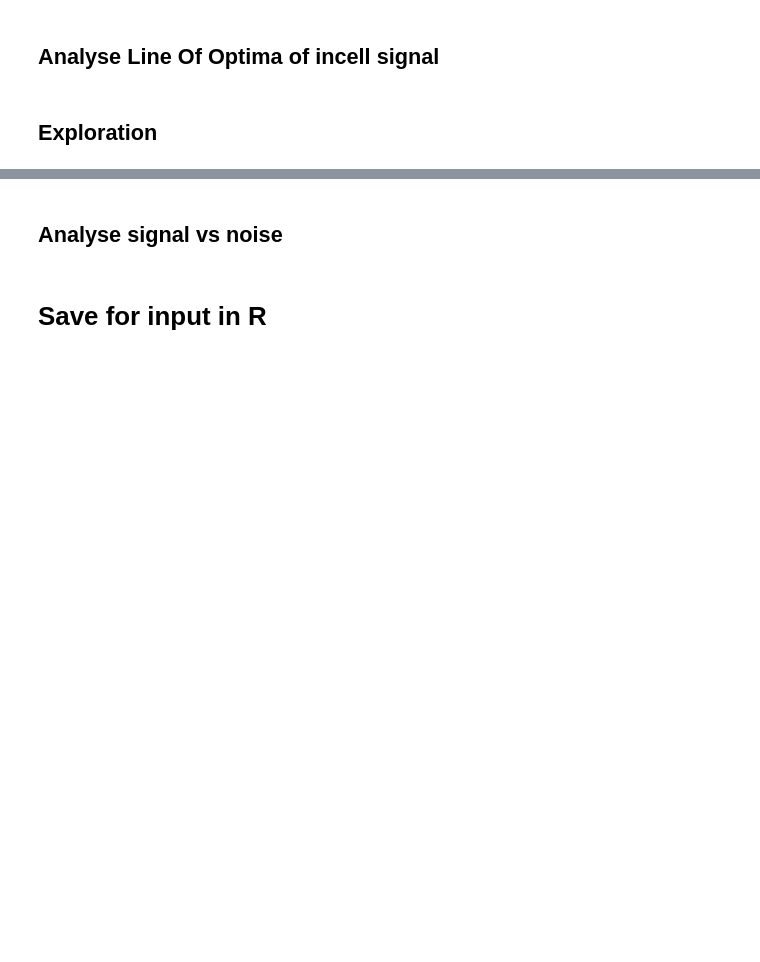
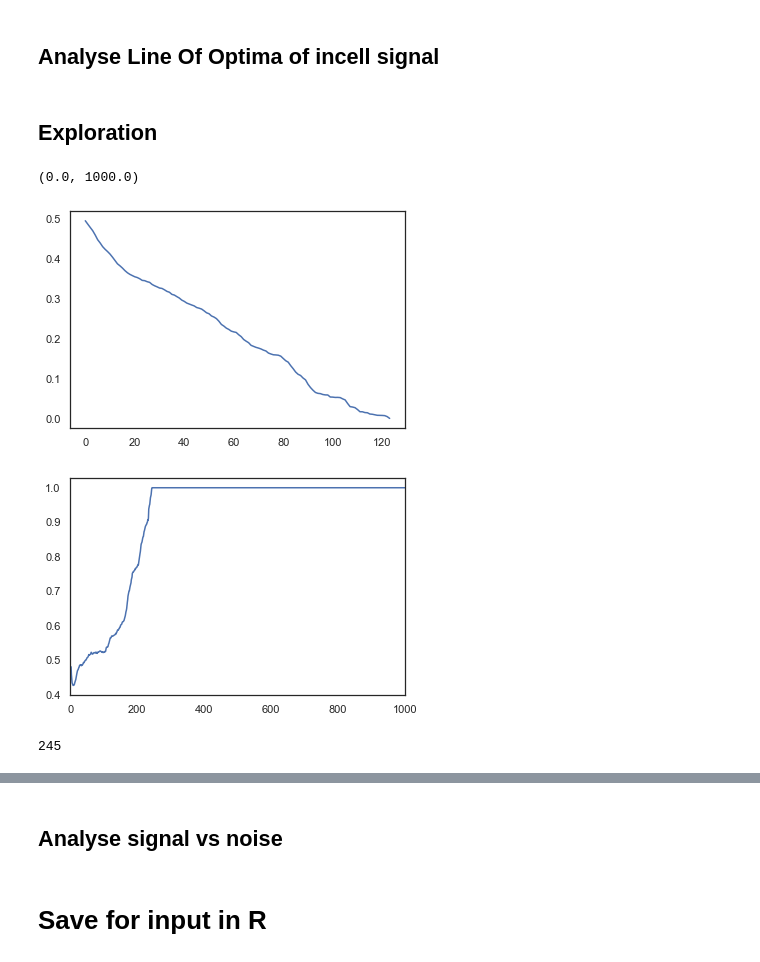
Before and after one commit to NoldAndreas/FINDER, a Jupyter notebook: Code/FigX4_Explore2DOptimizer_withReference_Streamlined_highDensityNoise.ipynb, the cells around one changed output, grey strips where cells are left out. Drawn from its saved outputs; the diff is of its cells as text; code cells hidden in the pictures; blank space fills up the shorter version.

```diff
--- a/Code/FigX4_Explore2DOptimizer_withReference_Streamlined_highDensityNoise.ipynb
+++ b/Code/FigX4_Explore2DOptimizer_withReference_Streamlined_highDensityNoise.ipynb
@@ -451,15 +465,16 @@ def RemoveLabelsSmallerT(labels_input,df,T,criterion):
         labels[labels == l] = -1;
     return labels;
 
-def GetOptimalT(df_incell,df_outcell,criterion):
+def GetOptimalT(df_incell,df_outcell,criterion,min_noClustersToAnalyse=10):
 
     #ts = np.linspace(10,df_incell['clusterSize'].max(),500);
     ts = [];
     incell_vs_outcell_probability = [];
     for t in np.unique(df_incell[criterion]):
         no_clusters_over_t_outcell  = np.sum(df_outcell[criterion]>t)/len(df_outcell[criterion]);
-        no_clusters_over_t_incell = np.sum(df_incell[criterion]>t)/len(df_incell[criterion]);
-        if(no_clusters_over_t_incell+no_clusters_over_t_outcell > 0):
+        no_clusters_over_t_incell   = np.sum(df_incell[criterion]>t)/len(df_incell[criterion]);
+        #if(no_clusters_over_t_incell+no_clusters_over_t_outcell > 0):
+        if(np.sum(df_outcell[criterion]>t)+ np.sum(df_incell[criterion]>t)>min_noClustersToAnalyse):
             incell_vs_outcell_probability.append(no_clusters_over_t_incell/(no_clusters_over_t_outcell+no_clusters_over_t_incell));
             ts.append(t);
 
@@ -481,10 +496,19 @@ def GetOptimalT(df_incell,df_outcell,criterion):
 # %%
 df_incell = df_clusterSizes_all[(df_clusterSizes_all['type']=='incell')];
 df_outcell  = df_clusterSizes_all[(df_clusterSizes_all['type']=='outcell')];
 plt.subplots()
 T_,s_vs_n_,nocl_incell_,nocl_outcell_ = GetOptimalT(df_incell,df_outcell,'similarityScore');
 plt.subplots()
 T_,s_vs_n_,nocl_incell_,nocl_outcell_ = GetOptimalT(df_incell,df_outcell,'clusterSize');
+plt.xlim(0,1000)
+# %% [output]
+(0.0, 1000.0)
+[figure, added]
+[figure, added]
+# %%
+T_
+# %% [output]
+245
 # %%
 def DefineCleanedLabels_GeneralLimit(df_clusterSizes_all,phasespace_all,criterion):
     #
```
Also changed, not shown: parts of 46 cells of this notebook, 3 other files.
